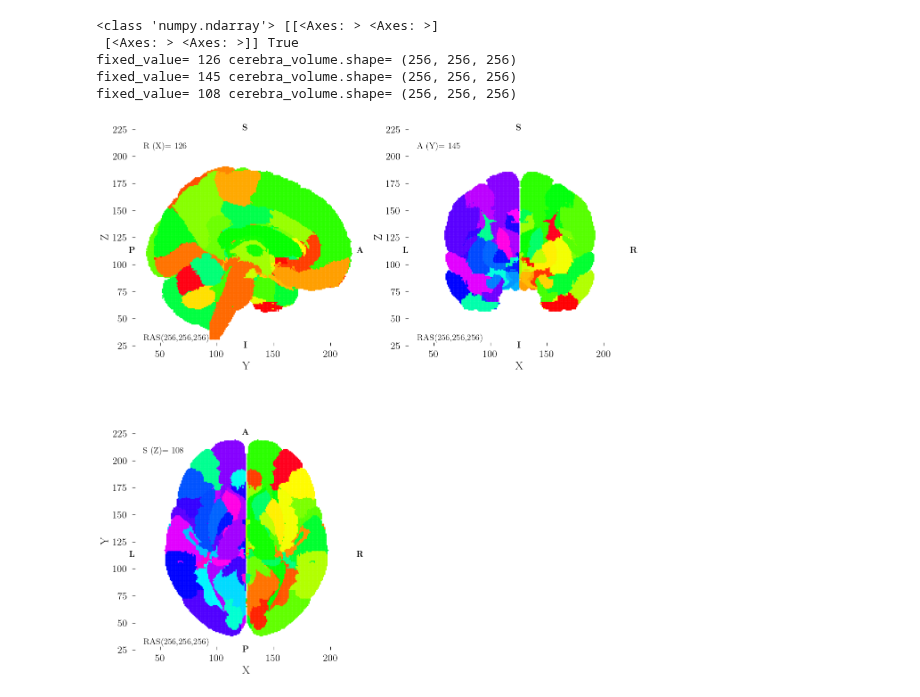
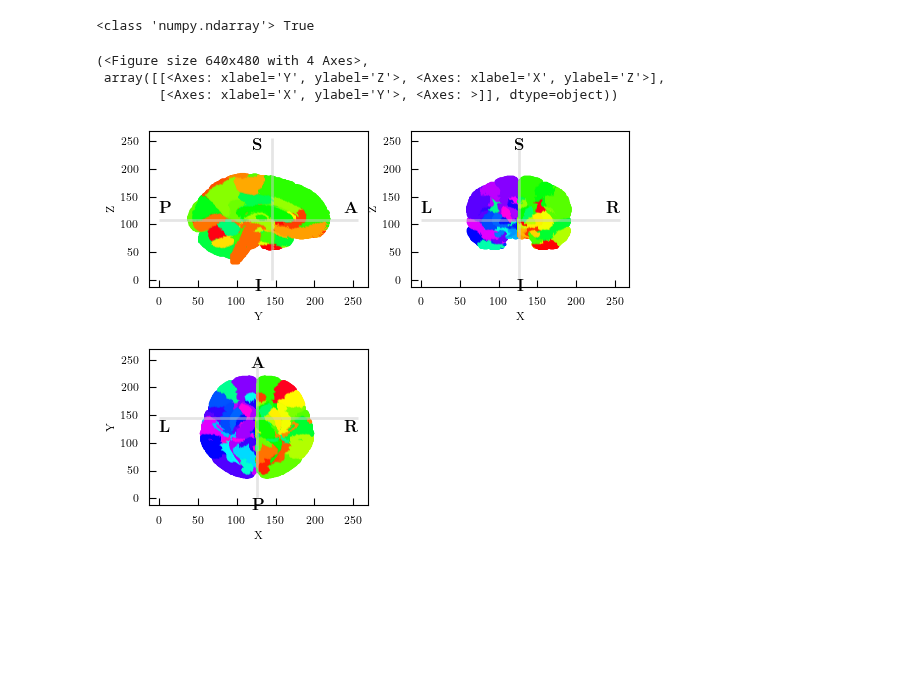
Before and after one commit to kdotdot/cerebra_atlas_python, a Jupyter notebook: examples/2d_plot.ipynb, the cells around one changed output. Saved outputs shown, nothing was run; the diff lists cells and outputs as text; code cells hidden in the pictures; blank space fills up the shorter version.

```diff
--- a/examples/2d_plot.ipynb
+++ b/examples/2d_plot.ipynb
@@ -14,9 +9,8 @@ fixed_value= 126 cerebra_volume.shape= (256, 256, 256)
-# %%
-cerebra.orthoview()
-# %% [output]
-<class 'numpy.ndarray'> [[<Axes: > <Axes: >]
- [<Axes: > <Axes: >]] True
-fixed_value= 126 cerebra_volume.shape= (256, 256, 256)
-fixed_value= 145 cerebra_volume.shape= (256, 256, 256)
-fixed_value= 108 cerebra_volume.shape= (256, 256, 256)
-[figure, removed]
+# %%
+cerebra.plot_2d(plot_affine=True, kind="orthoview", plot_narrow_ax=False)
+# %% [output]
+<class 'numpy.ndarray'> True
+(<Figure size 640x480 with 4 Axes>,
+ array([[<Axes: xlabel='Y', ylabel='Z'>, <Axes: xlabel='X', ylabel='Z'>],
+        [<Axes: xlabel='X', ylabel='Y'>, <Axes: >]], dtype=object))
+[figure, added]
```
Also changed, not shown: parts of 2 cells of this notebook, 10 other files.
